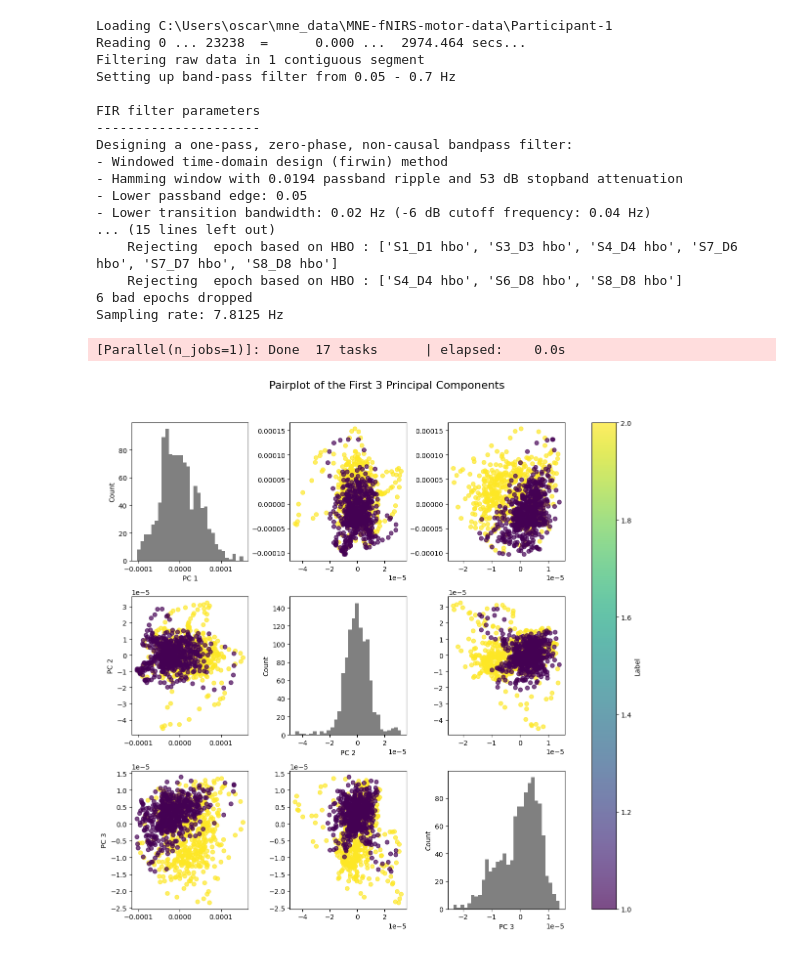
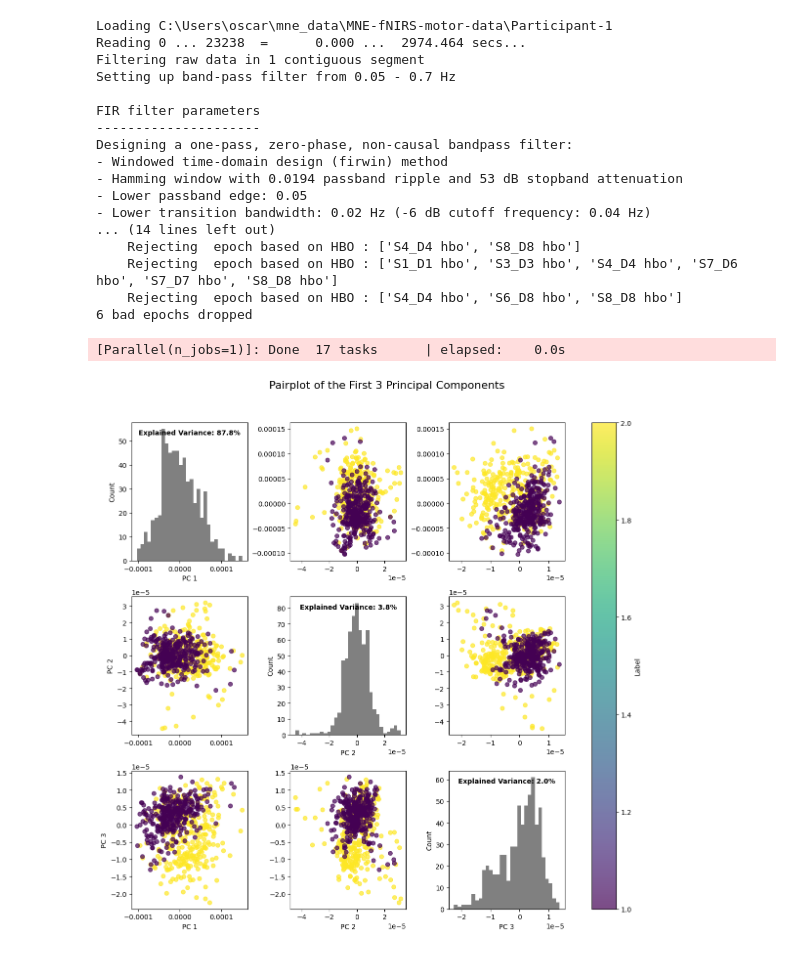
Before and after one commit to DoudouYZ/BCI-fNIRS, a Jupyter notebook: Preprocessing/PCA.ipynb, the cells around one changed output. Cells and saved outputs as stored; diff of their text form; code cells hidden in the pictures.

Commit message:
Add PCA visualization function for stacked epochs

```diff
--- a/Preprocessing/PCA.ipynb
+++ b/Preprocessing/PCA.ipynb
@@ -154,68 +154,67 @@ def stack_epochs(epochs, s, tmin=0, tmax=10):
     # Compute power features for control segments (label 1)
     control_features, control_labels = compute_segment_power(control, 1, seg_samples)
 
     # Concatenate the features and labels from both conditions
     X = np.concatenate([left_features, control_features], axis=0)
     y = np.concatenate([left_labels, control_labels], axis=0)
 
     return X, y
 
-    # Print the sampling rate per second
-    # Computing the PCA for the stacked epochs
-    # Compute features and labels from the stacked epochs
-    window_length = 0.55  # seconds #NOTE: set to 0.128 seconds for every sample
-    X, y = stack_epochs(get_epochs(), s=window_length)
+# Computing the PCA for the stacked epochs
+# Compute features and labels from the stacked epochs
+window_length = 1  # seconds #NOTE: set to 0.128 seconds for every sample
+X, y = stack_epochs(get_epochs(), s=window_length)
 
-    # Perform PCA reducing to 4 components
-    nr_pcs = 3
-    pca = PCA(n_components=nr_pcs)
-    X_pca = pca.fit_transform(X)
+# Perform PCA reducing to 4 components
+nr_pcs = 3
+pca = PCA(n_components=nr_pcs)
+X_pca = pca.fit_transform(X)
 
-    # Create a grid of plots for the first 4 principal components
-    fig, axes = plt.subplots(nr_pcs, nr_pcs, figsize=(12, 12))
-    pcs = ['PC 1', 'PC 2', 'PC 3']
+# Create a grid of plots for the first 4 principal components
+fig, axes = plt.subplots(nr_pcs, nr_pcs, figsize=(12, 12))
+pcs = ['PC 1', 'PC 2', 'PC 3']
 
-    for i in range(nr_pcs):
-        for j in range(nr_pcs):
-            ax = axes[i, j]
-            if i == j:
-                # Plot a histogram on the diagonal
-                ax.hist(X_pca[:, i], bins=30, color='gray')
-                ax.set_xlabel(pcs[i])
-                ax.set_ylabel('Count')
-                # Show explained variance above the plot
-                ev = pca.explained_variance_ratio_[i] * 100
-                ax.text(0.5, 0.95, f'Explained Variance: {ev:.1f}%', transform=ax.transAxes,
-                        ha='center', va='top', fontsize=10, fontweight='bold')
-            else:
-                # Scatter plot for the off-diagonals
-                sc = ax.scatter(X_pca[:, j], X_pca[:, i], c=y, cmap='viridis', alpha=0.7)
-                if i == nr_pcs - 1:
-                    ax.set_xlabel(pcs[j])
-                if j == 0:
-                    ax.set_ylabel(pcs[i])
+for i in range(nr_pcs):
+    for j in range(nr_pcs):
+        ax = axes[i, j]
+        if i == j:
+            # Plot a histogram on the diagonal
+            ax.hist(X_pca[:, i], bins=30, color='gray')
+            ax.set_xlabel(pcs[i])
+            ax.set_ylabel('Count')
+            # Show explained variance above the plot
+            ev = pca.explained_variance_ratio_[i] * 100
+            ax.text(0.5, 0.95, f'Explained Variance: {ev:.1f}%', transform=ax.transAxes,
+                    ha='center', va='top', fontsize=10, fontweight='bold')
+        else:
+            # Scatter plot for the off-diagonals
+            sc = ax.scatter(X_pca[:, j], X_pca[:, i], c=y, cmap='viridis', alpha=0.7)
+            if i == nr_pcs - 1:
+                ax.set_xlabel(pcs[j])
+            if j == 0:
+                ax.set_ylabel(pcs[i])
 
-    plt.suptitle(f'Pairplot of the First {nr_pcs} Principal Components', fontsize=16)
-    plt.tight_layout(rect=[0, 0.03, 1, 0.95])
-    fig.colorbar(sc, ax=axes.ravel().tolist(), label='Label')
-    plt.show()
+plt.suptitle(f'Pairplot of the First {nr_pcs} Principal Components', fontsize=16)
+plt.tight_layout(rect=[0, 0.03, 1, 0.95])
+fig.colorbar(sc, ax=axes.ravel().tolist(), label='Label')
+plt.show()
 # %% [output]
 Loading C:\Users\oscar\mne_data\MNE-fNIRS-motor-data\Participant-1
 Reading 0 ... 23238  =      0.000 ...  2974.464 secs...
 Filtering raw data in 1 contiguous segment
 Setting up band-pass filter from 0.05 - 0.7 Hz
 
 FIR filter parameters
 ---------------------
 Designing a one-pass, zero-phase, non-causal bandpass filter:
 - Windowed time-domain design (firwin) method
 - Hamming window with 0.0194 passband ripple and 53 dB stopband attenuation
 - Lower passband edge: 0.05
 - Lower transition bandwidth: 0.02 Hz (-6 dB cutoff frequency: 0.04 Hz)
-... (15 lines left out)
+... (14 lines left out)
+    Rejecting  epoch based on HBO : ['S4_D4 hbo', 'S8_D8 hbo']
     Rejecting  epoch based on HBO : ['S1_D1 hbo', 'S3_D3 hbo', 'S4_D4 hbo', 'S7_D6 hbo', 'S7_D7 hbo', 'S8_D8 hbo']
     Rejecting  epoch based on HBO : ['S4_D4 hbo', 'S6_D8 hbo', 'S8_D8 hbo']
 6 bad epochs dropped
-Sampling rate: 7.8125 Hz
 [Parallel(n_jobs=1)]: Done  17 tasks      | elapsed:    0.0s
-[figure, old version]
+[figure, new version]
```
Also changed, not shown: 2 other files.
